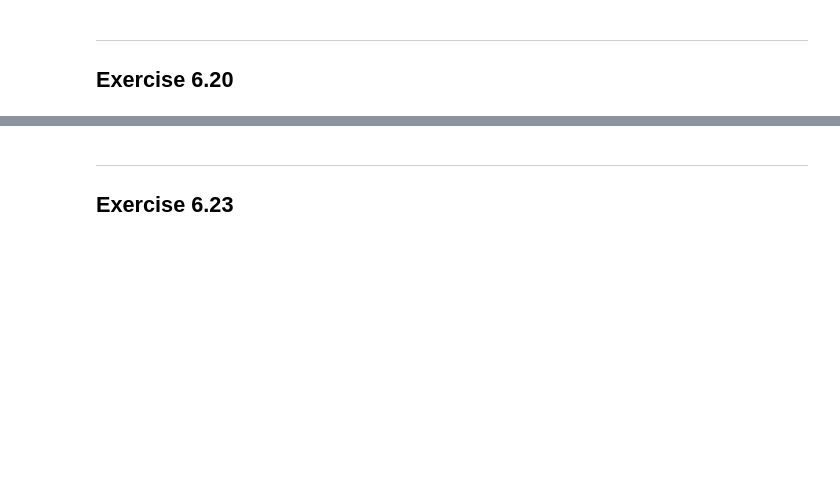
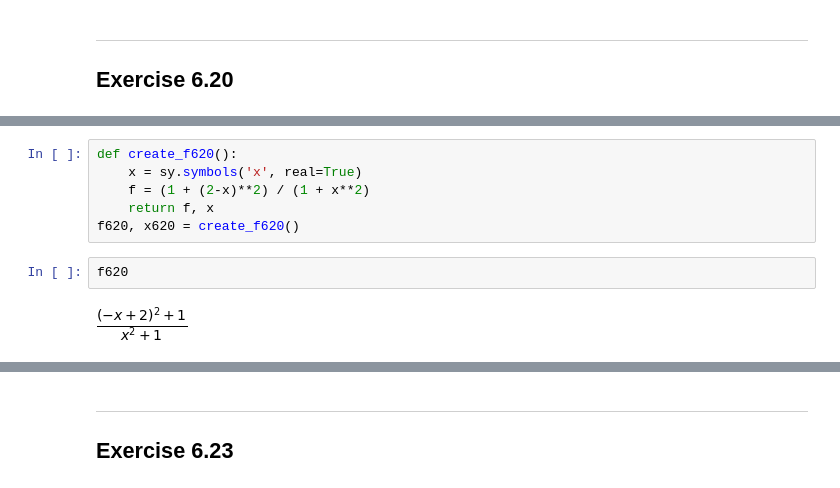
Before and after one commit to sheikhomar/opan, a Jupyter notebook: hw04.ipynb, the cells around one changed output, grey strips where cells are left out. Drawn from its saved outputs; the diff is of its cells as text; blank space fills up the shorter version.

```diff
--- a/hw04.ipynb
+++ b/hw04.ipynb
@@ -439,0 +469,10 @@ We need to answer following questions:
+# %%
+def create_f620():
+    x = sy.symbols('x', real=True)
+    f = (1 + (2-x)**2) / (1 + x**2)
+    return f, x
+f620, x620 = create_f620()
+# %%
+f620
+# %% [output]
+[figure, added]
```
Also changed, not shown: parts of 10 cells of this notebook.
